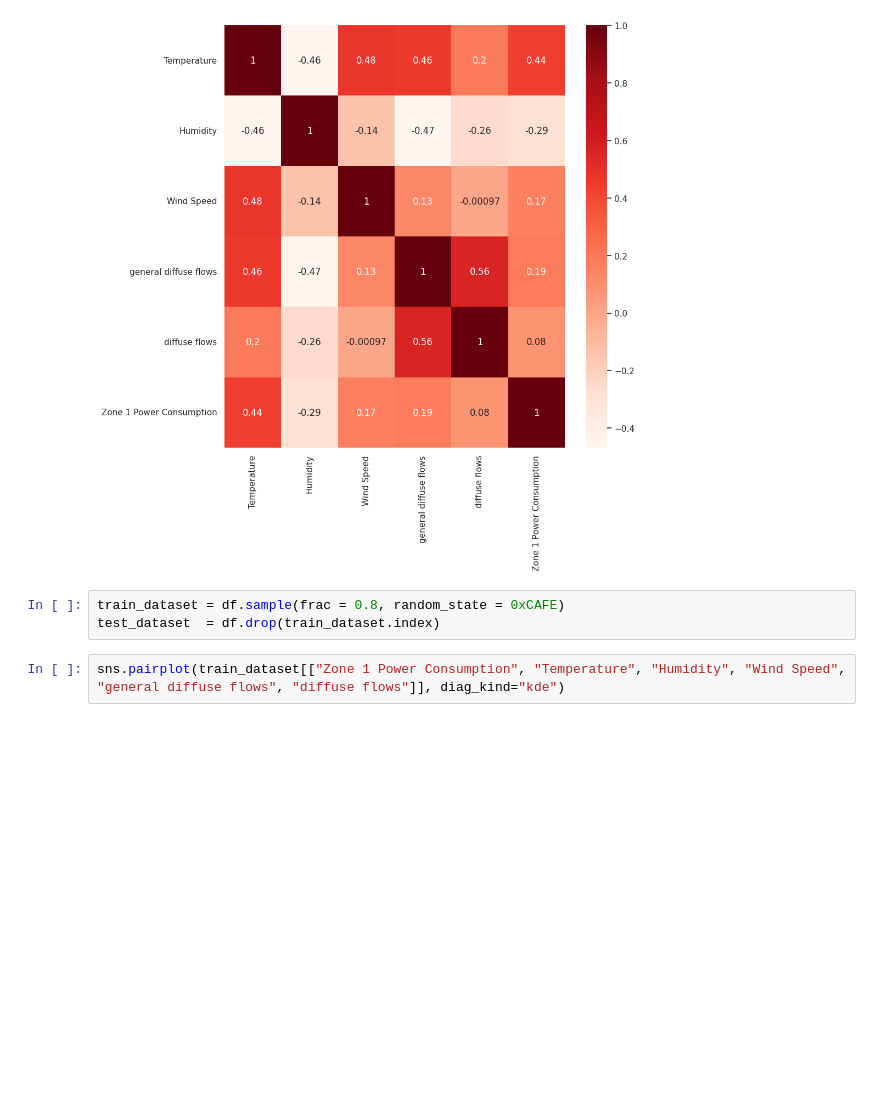
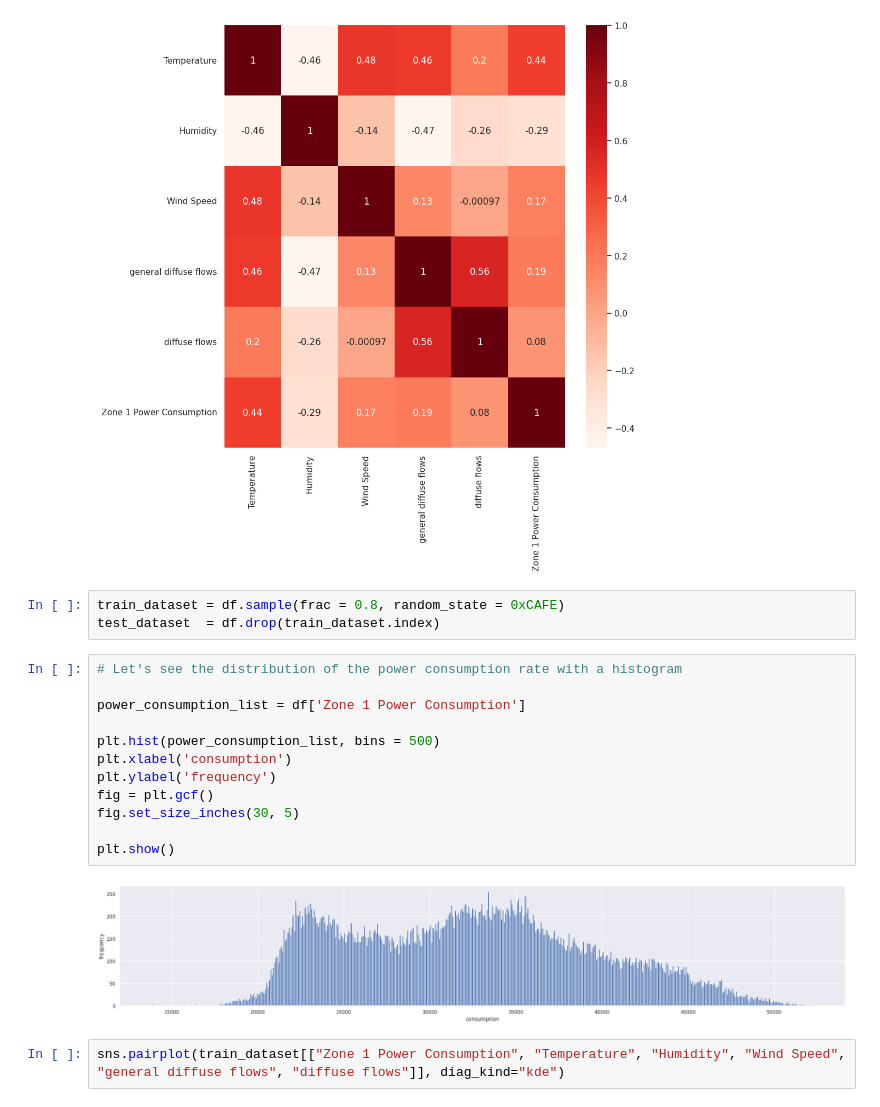
Before and after one commit to KnightChaser/ML-challenge, a Jupyter notebook: EX_challenging_problems/03_power_consumption_prediction/electricity_usage_prediction_challenge_DNN.ipynb, the cells around one changed output. Drawn from its saved outputs; the diff is of its cells as text; blank space fills up the shorter version.

```diff
--- a/EX_challenging_problems/03_power_consumption_prediction/electricity_usage_prediction_challenge_DNN.ipynb
+++ b/EX_challenging_problems/03_power_consumption_prediction/electricity_usage_prediction_challenge_DNN.ipynb
@@ -67,6 +89,20 @@ plt.show()
 # %%
 train_dataset = df.sample(frac = 0.8, random_state = 0xCAFE)
 test_dataset  = df.drop(train_dataset.index)
+# %%
+# Let's see the distribution of the power consumption rate with a histogram
+
+power_consumption_list = df['Zone 1 Power Consumption']
+
+plt.hist(power_consumption_list, bins = 500)
+plt.xlabel('consumption')
+plt.ylabel('frequency')
+fig = plt.gcf()
+fig.set_size_inches(30, 5)
+
+plt.show()
+# %% [output]
+[figure, added]
 # %%
 sns.pairplot(train_dataset[["Zone 1 Power Consumption", "Temperature", "Humidity", "Wind Speed", "general diffuse flows", "diffuse flows"]], diag_kind="kde")
 # %% [output]
```
Also changed, not shown: parts of 7 cells of this notebook.
